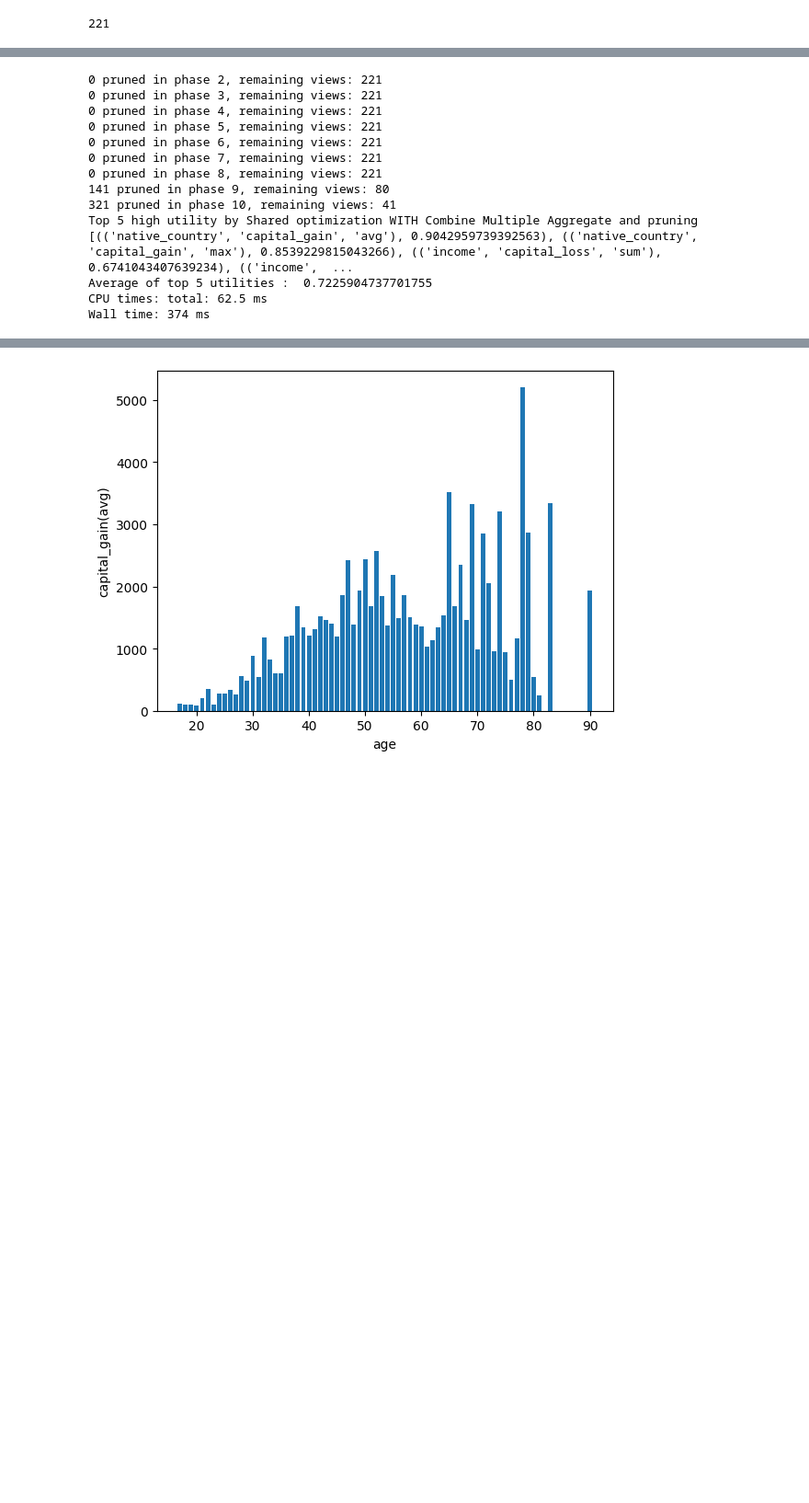
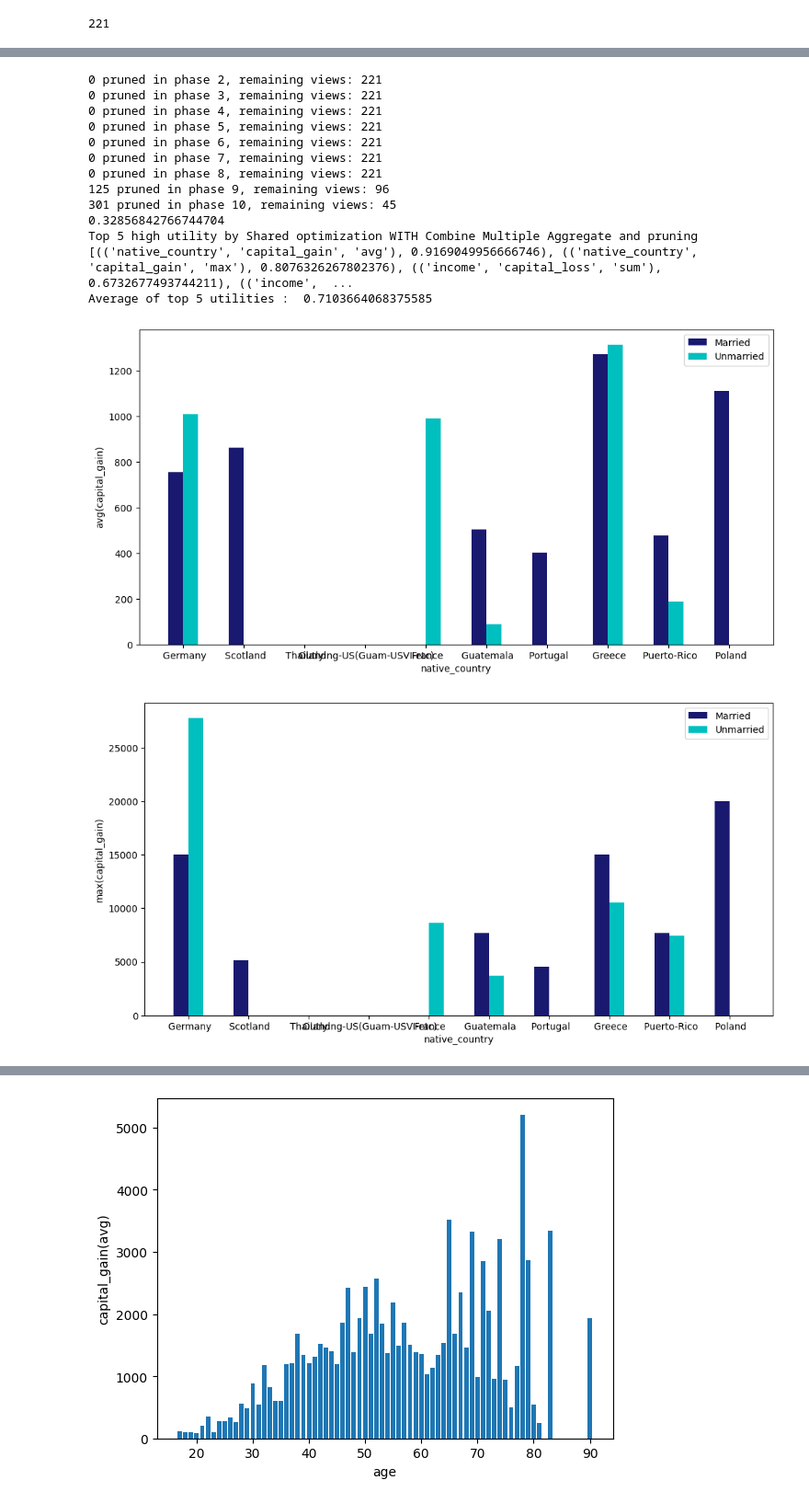
Before and after one commit to ankita132/645_Project, a Jupyter notebook: Untitled.ipynb, the cells around one changed output, grey strips where cells are left out. Shown at 92% size. Cells and saved outputs as stored; diff of their text form; code cells hidden in the pictures; blank space fills up the shorter version.

```diff
--- a/Untitled.ipynb
+++ b/Untitled.ipynb
@@ -266,38 +264,40 @@ for i in range(splitCount):
     # Prune
     if M>1:
         view_stats_sorted = dict(sorted(view_stats.items(), key=lambda e: e[1][2], reverse=True))
         ub_topk = dict(list(view_stats_sorted.items())[0: k])
         lb_min = min([ub_topk[x][1] for x in ub_topk.keys()])
         not_topk = dict(list(view_stats_sorted.items())[k:])
         for v in not_topk.keys():
             if(not_topk[v][2]<lb_min):
                 prune_views.append(v)
 
         to_prune_combinations = list(set(to_prune_combinations).difference(prune_views))
         print(f"{len(prune_views)} pruned in phase {M}, remaining views: {len(to_prune_combinations)}")
 
 utility_vs_view = []
 for view in to_prune_combinations:
     utility_vs_view.append((view, cumKl[view]))
 
 ordered = sorted(utility_vs_view,key=lambda x: x[1], reverse=True)
+print(cumKl[('workclass', 'hours_per_week', 'min')])
 print("Top 5 high utility by Shared optimization WITH Combine Multiple Aggregate and pruning")
 print(ordered[:5])
 print("Average of top 5 utilities : ", sum([pair[1] for pair in ordered[0:5]])/5)
-# for view in ordered[0:5]:
-#     plotView(view[0])
+for view in ordered[0:5]:
+    plotView(view[0])
 # %% [output]
 0 pruned in phase 2, remaining views: 221
 0 pruned in phase 3, remaining views: 221
 0 pruned in phase 4, remaining views: 221
 0 pruned in phase 5, remaining views: 221
 0 pruned in phase 6, remaining views: 221
 0 pruned in phase 7, remaining views: 221
 0 pruned in phase 8, remaining views: 221
-141 pruned in phase 9, remaining views: 80
-321 pruned in phase 10, remaining views: 41
+125 pruned in phase 9, remaining views: 96
+301 pruned in phase 10, remaining views: 45
+0.32856842766744704
 Top 5 high utility by Shared optimization WITH Combine Multiple Aggregate and pruning
-[(('native_country', 'capital_gain', 'avg'), 0.9042959739392563), (('native_country', 'capital_gain', 'max'), 0.8539229815043266), (('income', 'capital_loss', 'sum'), 0.6741043407639234), (('income',  ...
-Average of top 5 utilities :  0.7225904737701755
-CPU times: total: 62.5 ms
-Wall time: 374 ms
+[(('native_country', 'capital_gain', 'avg'), 0.9169049956666746), (('native_country', 'capital_gain', 'max'), 0.8076326267802376), (('income', 'capital_loss', 'sum'), 0.6732677493744211), (('income',  ...
+Average of top 5 utilities :  0.7103664068375585
+[figure, added]
+[figure, added]
```
Also changed, not shown: parts of 5 cells of this notebook, 10 other files.
